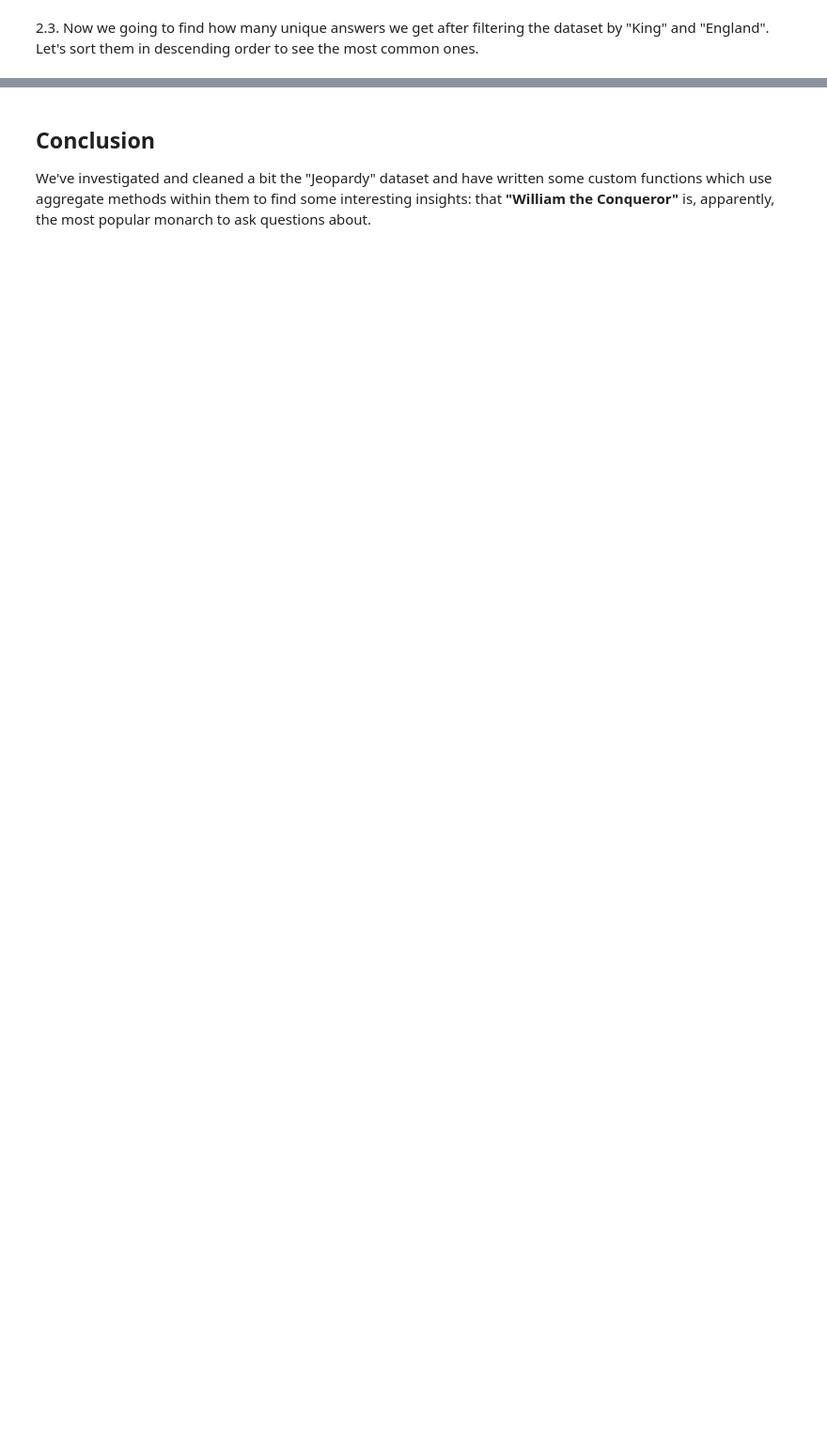
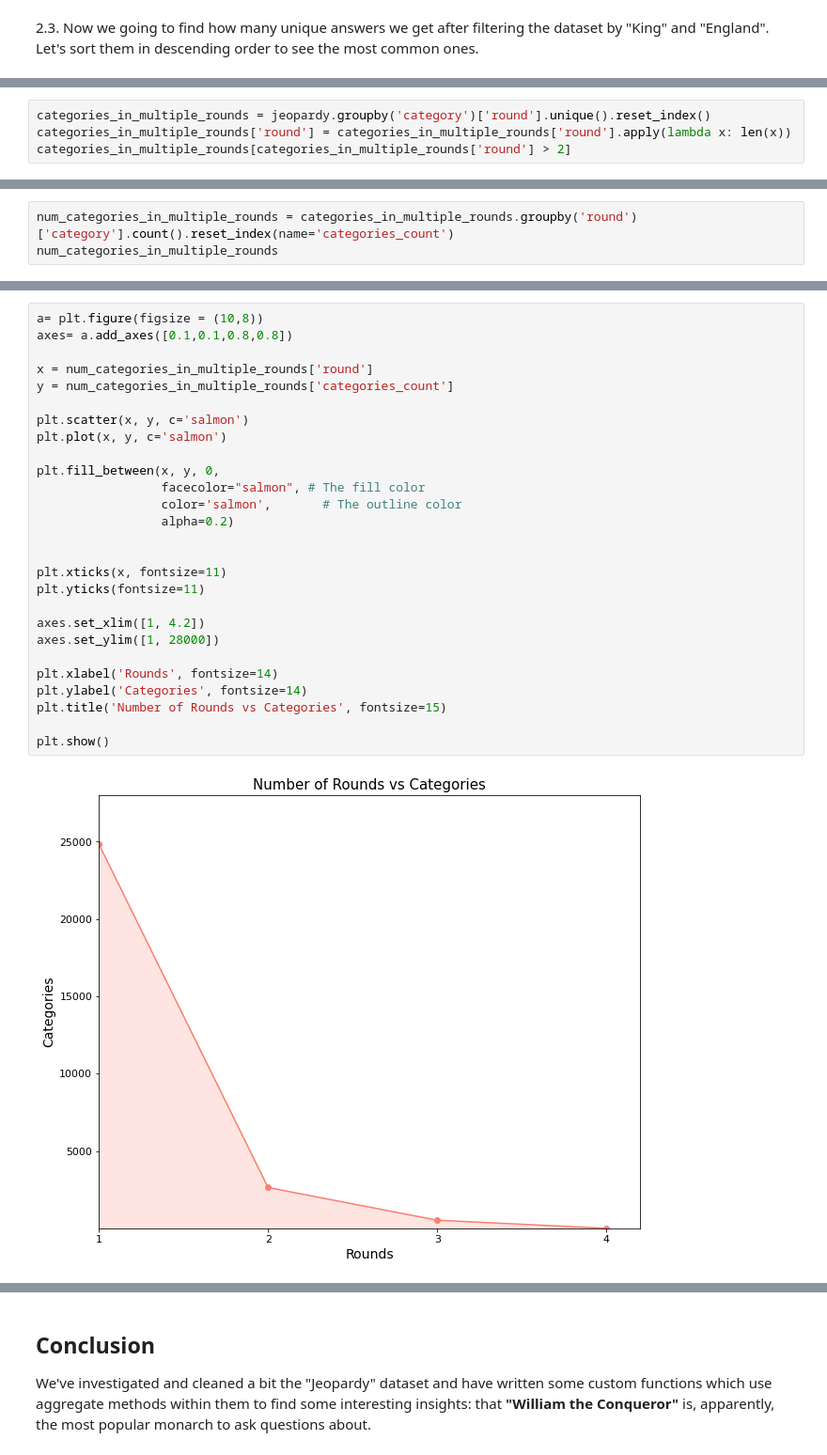
Before and after one commit to jadidaniel/jupyter-notebooks, a Jupyter notebook: jeopardy/jeopardy_project.ipynb, the cells around one changed output, grey strips where cells are left out. Shown at 94% size. Saved outputs shown, nothing was run; the diff lists cells and outputs as text; blank space fills up the shorter version.

```diff
--- a/jeopardy/jeopardy_project.ipynb
+++ b/jeopardy/jeopardy_project.ipynb
@@ -205,0 +288,4 @@ find_uniq_answ(questions).sort_values('count', ascending = False).head(25)
+# %%
+categories_in_multiple_rounds = jeopardy.groupby('category')['round'].unique().reset_index()
+categories_in_multiple_rounds['round'] = categories_in_multiple_rounds['round'].apply(lambda x: len(x))
+categories_in_multiple_rounds[categories_in_multiple_rounds['round'] > 2]
@@ -205,0 +317,3 @@ find_uniq_answ(questions).sort_values('count', ascending = False).head(25)
+# %%
+num_categories_in_multiple_rounds = categories_in_multiple_rounds.groupby('round')['category'].count().reset_index(name='categories_count')
+num_categories_in_multiple_rounds
@@ -205,0 +328,29 @@ find_uniq_answ(questions).sort_values('count', ascending = False).head(25)
+# %%
+a= plt.figure(figsize = (10,8))
+axes= a.add_axes([0.1,0.1,0.8,0.8])
+
+x = num_categories_in_multiple_rounds['round']
+y = num_categories_in_multiple_rounds['categories_count']
+
+plt.scatter(x, y, c='salmon')
+plt.plot(x, y, c='salmon')
+
+plt.fill_between(x, y, 0,
+                 facecolor="salmon", # The fill color
+                 color='salmon',       # The outline color
+                 alpha=0.2)
+
+
+plt.xticks(x, fontsize=11)
+plt.yticks(fontsize=11)
+
+axes.set_xlim([1, 4.2])
+axes.set_ylim([1, 28000])
+
+plt.xlabel('Rounds', fontsize=14)
+plt.ylabel('Categories', fontsize=14)
+plt.title('Number of Rounds vs Categories', fontsize=15)
+
+plt.show()
+# %% [output]
+[figure, added]
```
Also changed, not shown: parts of 45 cells of this notebook.
